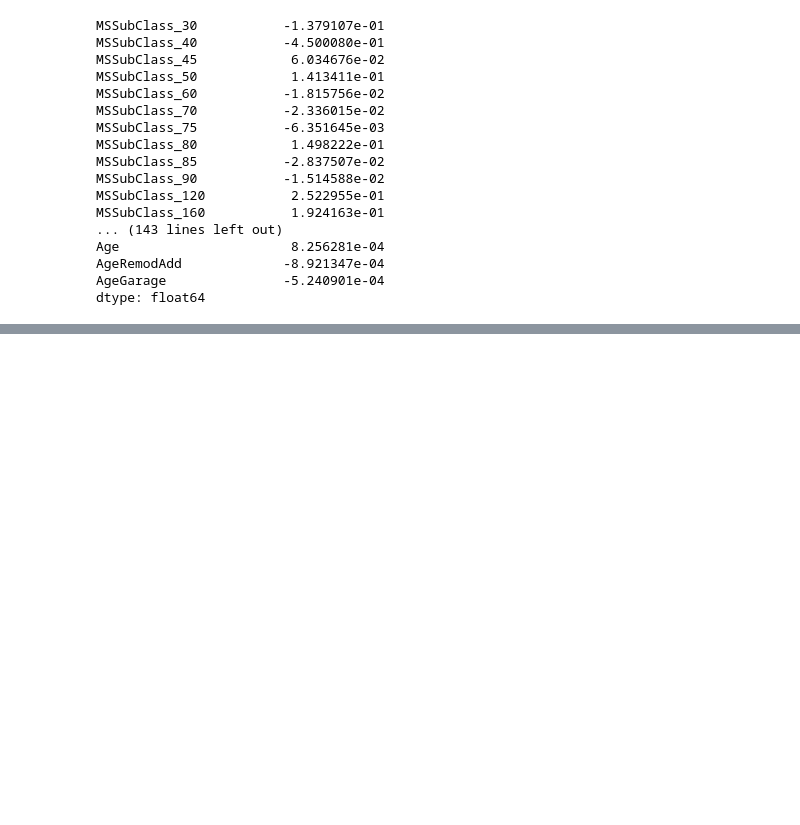
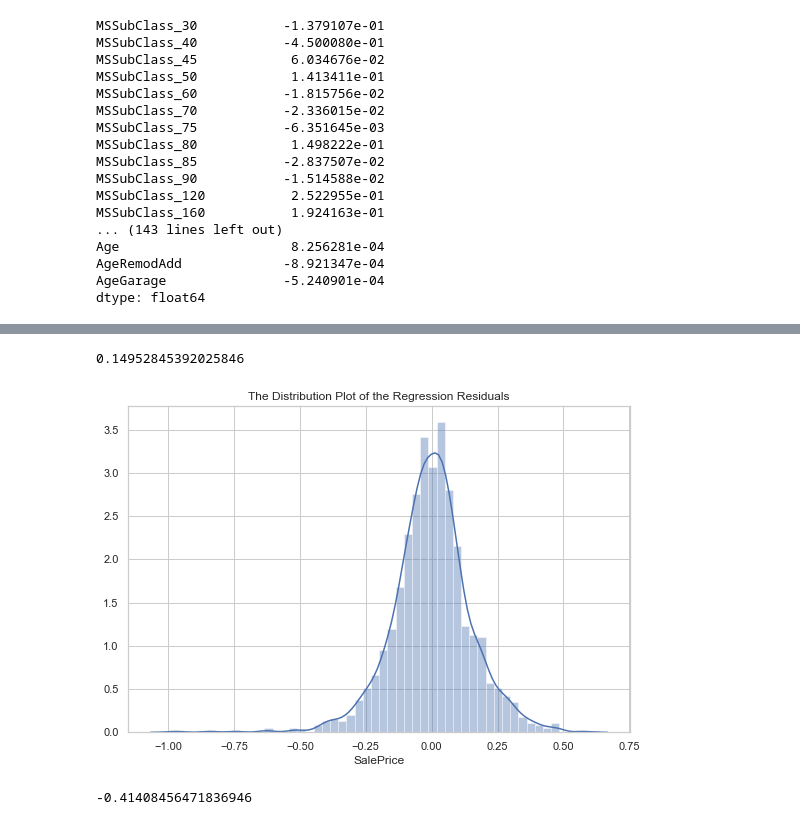
Before and after one commit to mwc201/Housing_Price_Prediction, a Jupyter notebook: ML_Models_RKedit.ipynb, the cells around one changed output, grey strips where cells are left out. Cells and saved outputs as stored; diff of their text form; code cells hidden in the pictures; blank space fills up the shorter version.

Commit message:
RK: MLR model

```diff
--- a/ML_Models_RKedit.ipynb
+++ b/ML_Models_RKedit.ipynb
@@ -97,3 +98,8 @@ Age                      8.256281e-04
 AgeRemodAdd             -8.921347e-04
 AgeGarage               -5.240901e-04
 dtype: float64
+# %%
+lm3 = LinearRegression()
+lm3.fit(X, y)
+lm3.score(X, y)
+# 0.9111276506846576
@@ -99,0 +299,6 @@ dtype: float64
+# %%
+lm4 = LinearRegression()
+lm4.fit(X2, y)
+lm4.score(X2, y)
+# R^2 is lower in reduced model!
+# 0.8598739847232927 compared to 0.91 for original model
@@ -99,0 +329,15 @@ dtype: float64
+# %%
+residual = y-lm4.predict(X2)
+# %%
+import seaborn as sns
+sns.distplot(residual)
+plt.title('The Distribution Plot of the Regression Residuals')
+print(residual.std())
+# %% [output]
+0.14952845392025846
+[figure, added]
+# %%
+from scipy.stats import skew
+skew(residual)
+# %% [output]
+-0.41408456471836946
```
Also changed, not shown: parts of 17 cells of this notebook.
